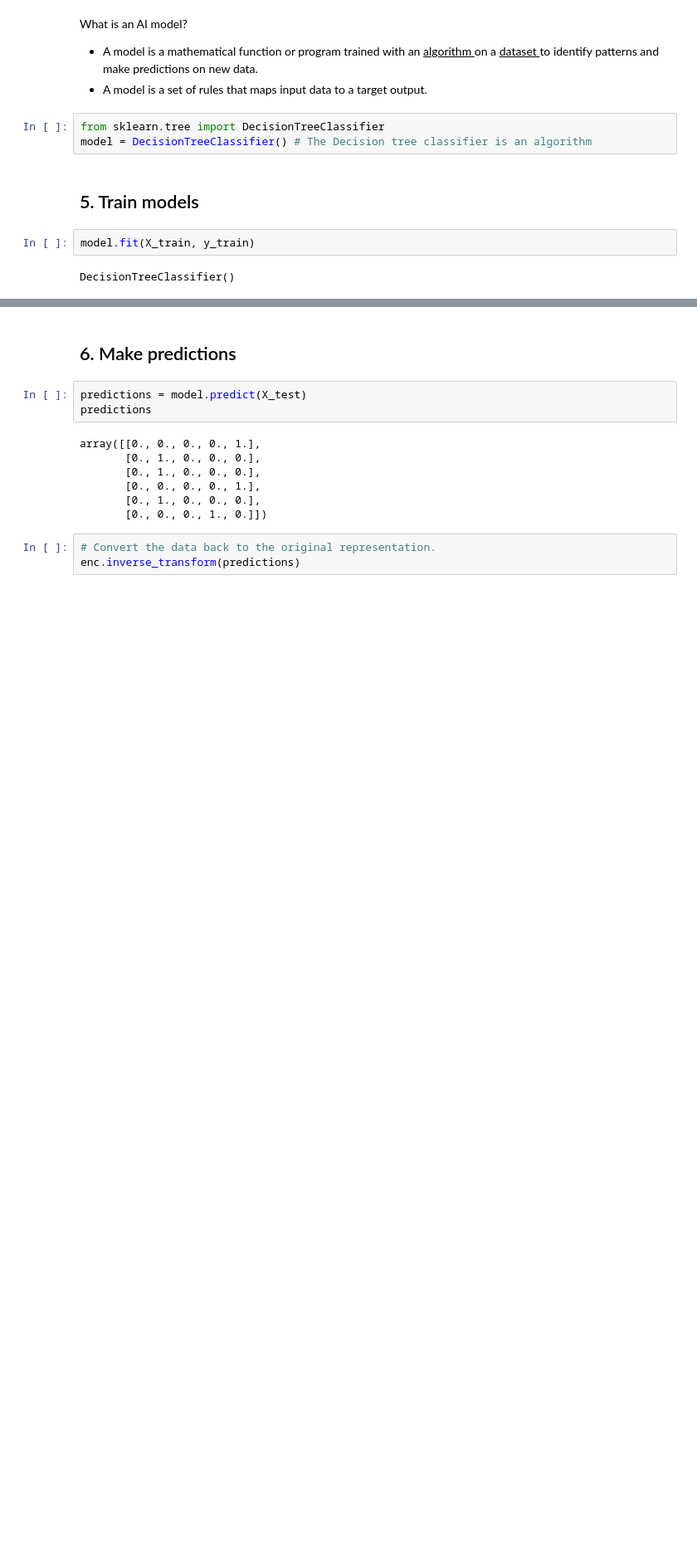
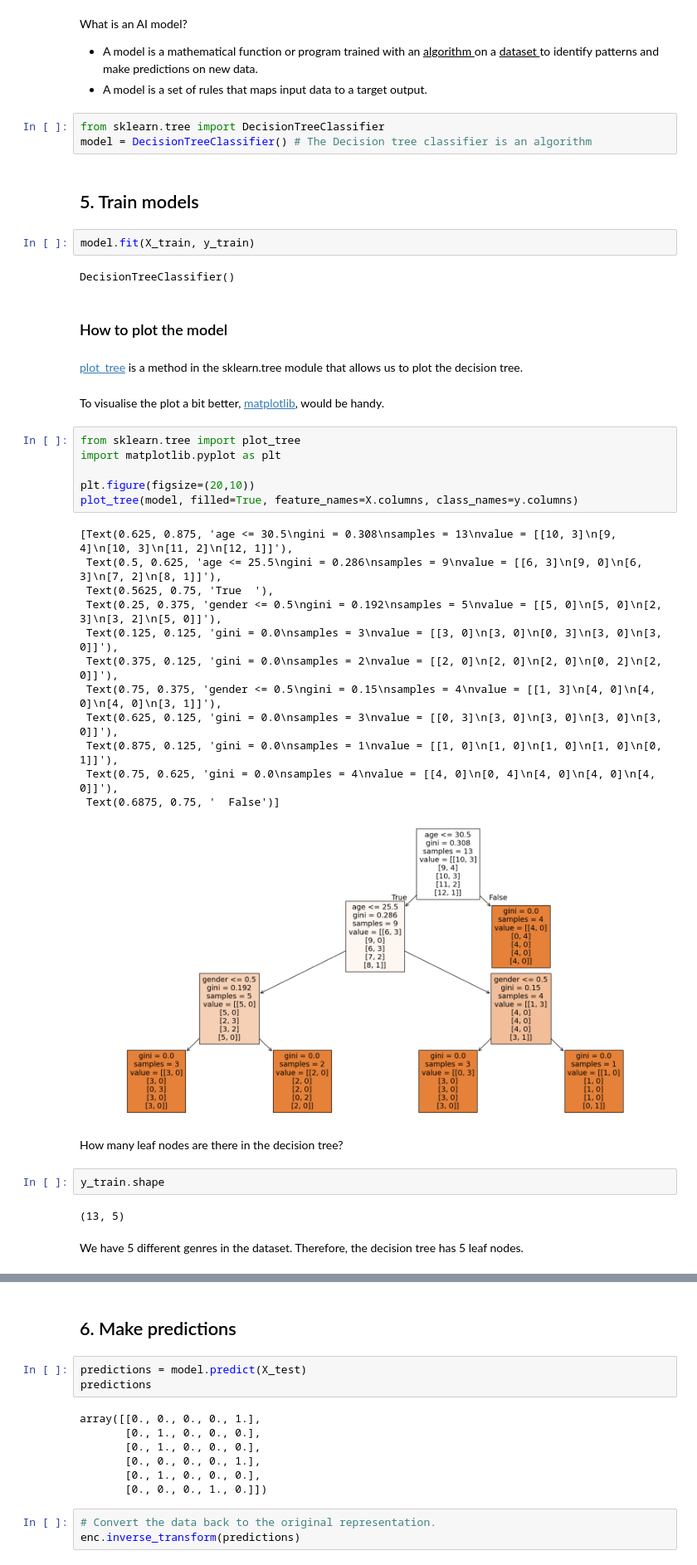
Before and after one commit to ali-soltani-redgate/data-driven-gen, a Jupyter notebook: lession2/music_recommender.ipynb, the cells around one changed output, grey strips where cells are left out. Shown: that part at 83% size. Cells and saved outputs as stored; diff of their text form; blank space fills up the shorter version.

Commit message:
Update create model

```diff
--- a/lession2/music_recommender.ipynb
+++ b/lession2/music_recommender.ipynb
@@ -281,3 +281,36 @@ model = DecisionTreeClassifier() # The Decision tree classifier is an algorithm
 model.fit(X_train, y_train)
 # %% [output]
 DecisionTreeClassifier()
+# %% [markdown]
+### How to plot the model
+# %% [markdown]
+[plot_tree](https://scikit-learn.org/stable/modules/generated/sklearn.tree.plot_tree.html) is a method in the sklearn.tree module that allows us to plot the decision tree.
+# %% [markdown]
+To visualise the plot a bit better, [matplotlib](https://matplotlib.org/stable/index.html), would be handy.
+# %%
+from sklearn.tree import plot_tree
+import matplotlib.pyplot as plt
+
+plt.figure(figsize=(20,10))
+plot_tree(model, filled=True, feature_names=X.columns, class_names=y.columns)
+# %% [output]
+[Text(0.625, 0.875, 'age <= 30.5\ngini = 0.308\nsamples = 13\nvalue = [[10, 3]\n[9, 4]\n[10, 3]\n[11, 2]\n[12, 1]]'),
+ Text(0.5, 0.625, 'age <= 25.5\ngini = 0.286\nsamples = 9\nvalue = [[6, 3]\n[9, 0]\n[6, 3]\n[7, 2]\n[8, 1]]'),
+ Text(0.5625, 0.75, 'True  '),
+ Text(0.25, 0.375, 'gender <= 0.5\ngini = 0.192\nsamples = 5\nvalue = [[5, 0]\n[5, 0]\n[2, 3]\n[3, 2]\n[5, 0]]'),
+ Text(0.125, 0.125, 'gini = 0.0\nsamples = 3\nvalue = [[3, 0]\n[3, 0]\n[0, 3]\n[3, 0]\n[3, 0]]'),
+ Text(0.375, 0.125, 'gini = 0.0\nsamples = 2\nvalue = [[2, 0]\n[2, 0]\n[2, 0]\n[0, 2]\n[2, 0]]'),
+ Text(0.75, 0.375, 'gender <= 0.5\ngini = 0.15\nsamples = 4\nvalue = [[1, 3]\n[4, 0]\n[4, 0]\n[4, 0]\n[3, 1]]'),
+ Text(0.625, 0.125, 'gini = 0.0\nsamples = 3\nvalue = [[0, 3]\n[3, 0]\n[3, 0]\n[3, 0]\n[3, 0]]'),
+ Text(0.875, 0.125, 'gini = 0.0\nsamples = 1\nvalue = [[1, 0]\n[1, 0]\n[1, 0]\n[1, 0]\n[0, 1]]'),
+ Text(0.75, 0.625, 'gini = 0.0\nsamples = 4\nvalue = [[4, 0]\n[0, 4]\n[4, 0]\n[4, 0]\n[4, 0]]'),
+ Text(0.6875, 0.75, '  False')]
+[figure, added]
+# %% [markdown]
+How many leaf nodes are there in the decision tree?
+# %%
+y_train.shape
+# %% [output]
+(13, 5)
+# %% [markdown]
+We have 5 different genres in the dataset. Therefore, the decision tree has 5 leaf nodes.
```
Also changed, not shown: parts of 8 cells of this notebook.
